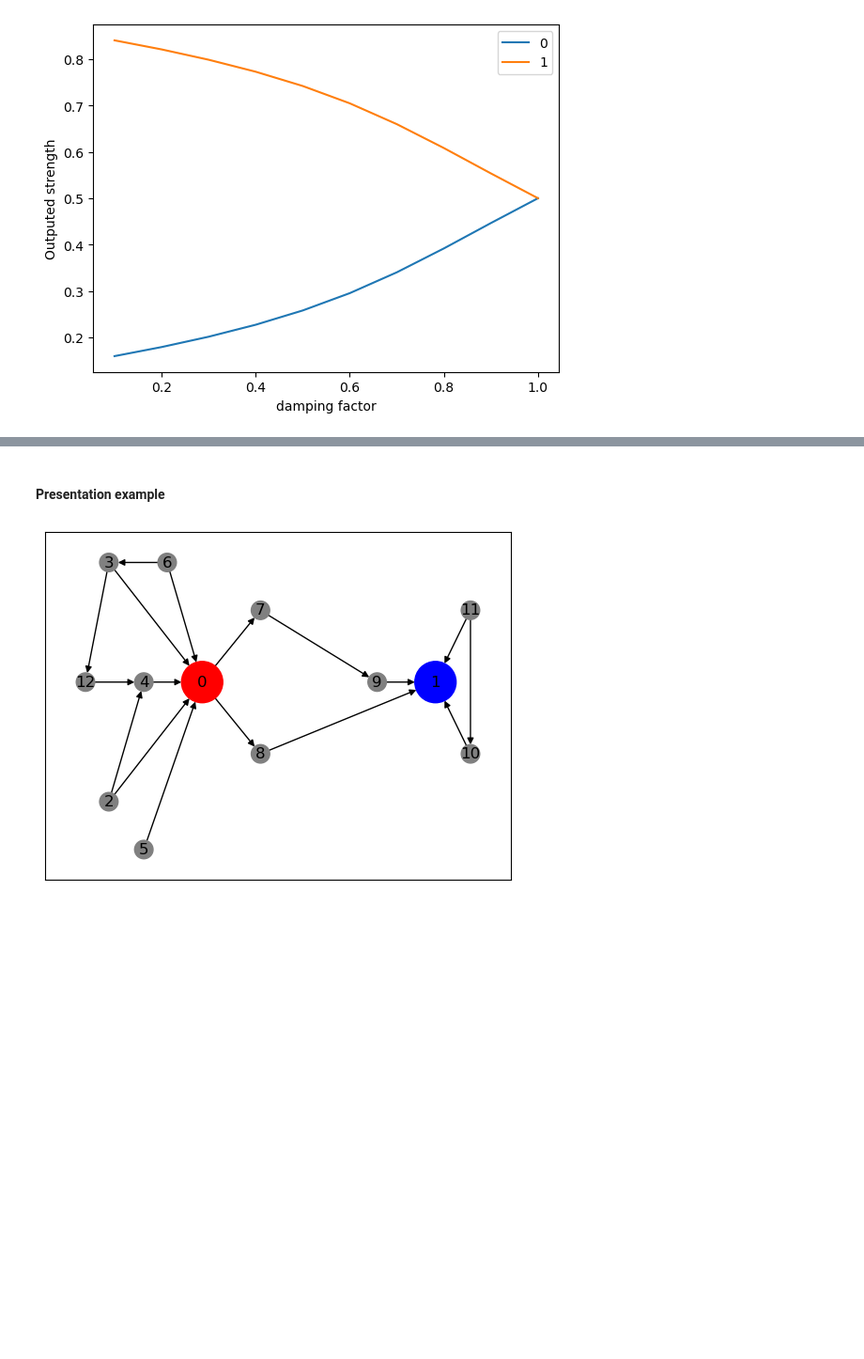
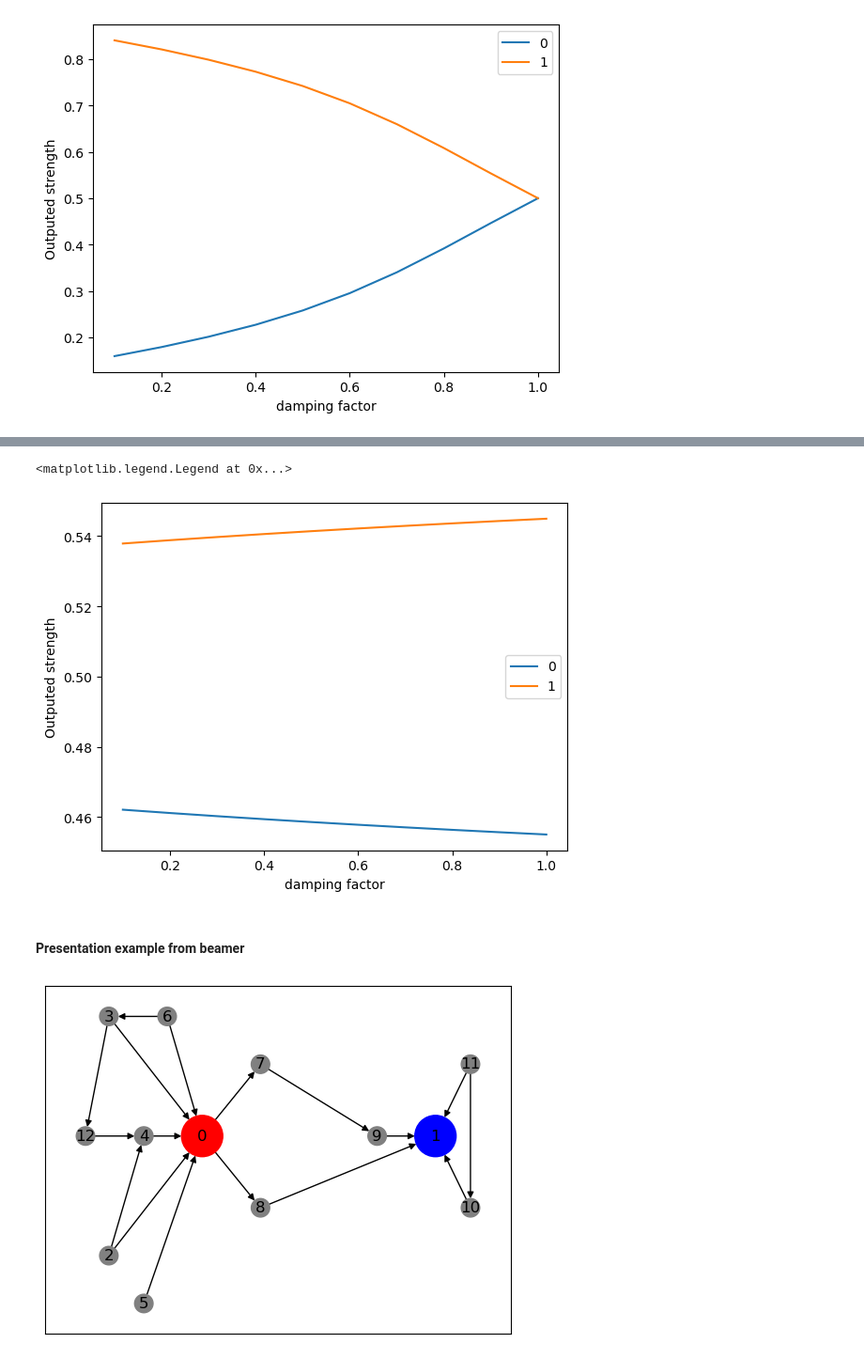
Before and after one commit to PierrickLeroy/mma-graph, a Jupyter notebook: authentic-performance_20230510.ipynb, the cells around one changed output, grey strips where cells are left out. Shown: that part at 94% size. Cells and saved outputs as stored; diff of their text form; code cells hidden in the pictures; blank space fills up the shorter version.

```diff
--- a/authentic-performance_20230510.ipynb
+++ b/authentic-performance_20230510.ipynb
@@ -503,5 +580,16 @@ plt.legend()
+# %%
+list_final_pr_damping = np.linspace(0,1,11)
+df = pd.concat([get_relativeStrength(G, list_fighters, damping_factor=a) for a in list_final_pr_damping], axis=1)
+for f in list_fighters:
+    plt.plot(list_final_pr_damping, (df/df.sum(axis=0)).loc[f].values, label=f)
+plt.xlabel("damping factor")
+plt.ylabel("Outputed strength")
+plt.legend()
+# %% [output]
+<matplotlib.legend.Legend at 0x...>
+[figure, added]
 # %% [markdown]
-#### Presentation example
+#### Presentation example from beamer
 # %%
 list_edge = (
             [12,4]
```
Also changed, not shown: parts of 16 cells of this notebook, 2 other files.
